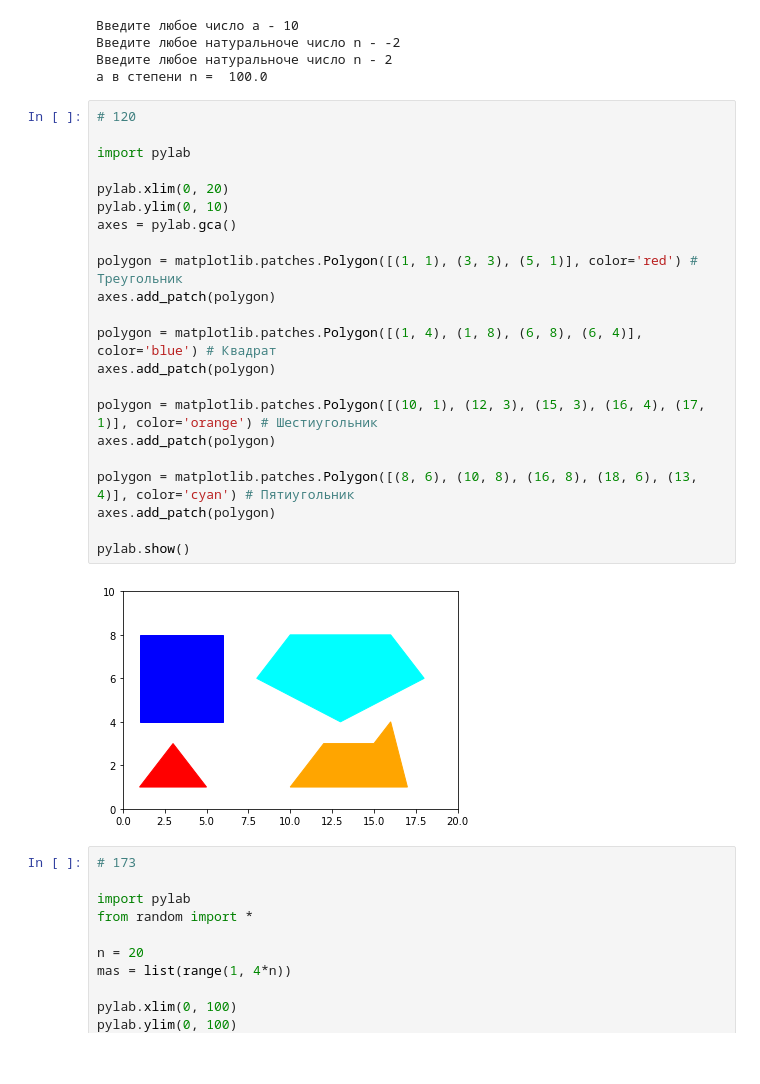
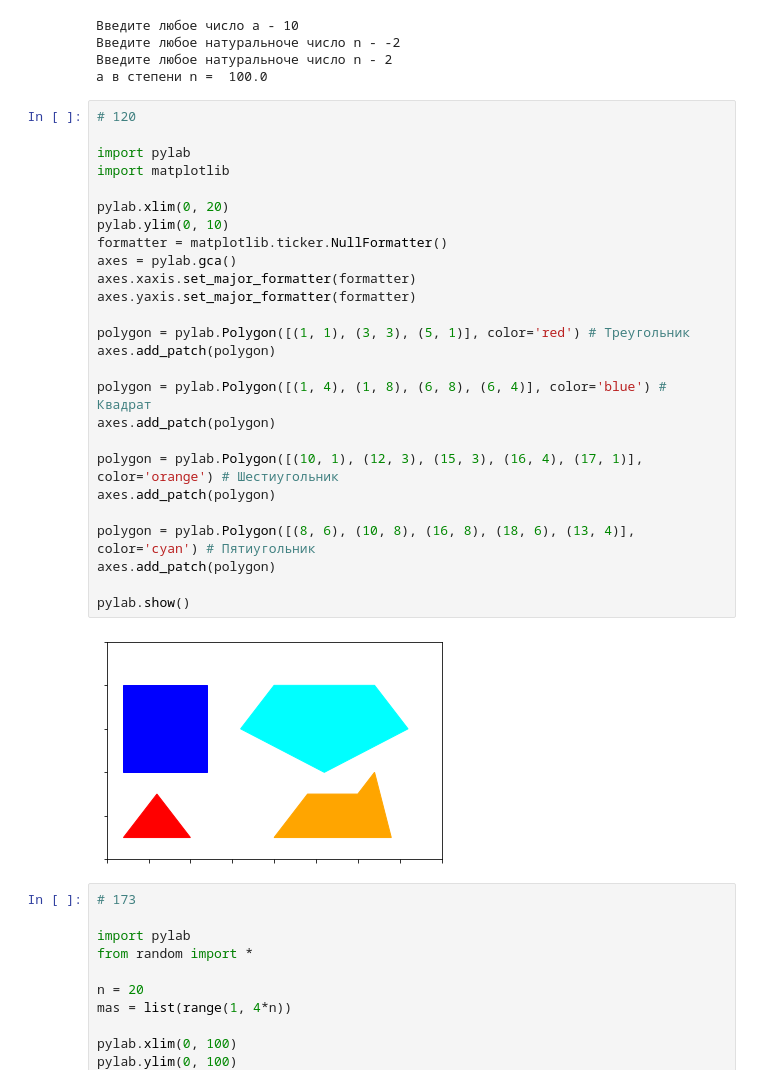
Before and after one commit to YuryDelkov/py_work, a Jupyter notebook: ans.ipynb, the cells around one changed output. Cells and saved outputs as stored; diff of their text form; blank space fills up the shorter version.

```diff
--- a/ans.ipynb
+++ b/ans.ipynb
@@ -50,27 +50,31 @@ print('а^n = ', a**n)
 # %%
 # 120
 
 import pylab
+import matplotlib
 
 pylab.xlim(0, 20)
 pylab.ylim(0, 10)
+formatter = matplotlib.ticker.NullFormatter()
 axes = pylab.gca()
+axes.xaxis.set_major_formatter(formatter)
+axes.yaxis.set_major_formatter(formatter)
 
-polygon = matplotlib.patches.Polygon([(1, 1), (3, 3), (5, 1)], color='red') # Треугольник
+polygon = pylab.Polygon([(1, 1), (3, 3), (5, 1)], color='red') # Треугольник
 axes.add_patch(polygon)
 
-polygon = matplotlib.patches.Polygon([(1, 4), (1, 8), (6, 8), (6, 4)], color='blue') # Квадрат
+polygon = pylab.Polygon([(1, 4), (1, 8), (6, 8), (6, 4)], color='blue') # Квадрат
 axes.add_patch(polygon)
 
-polygon = matplotlib.patches.Polygon([(10, 1), (12, 3), (15, 3), (16, 4), (17, 1)], color='orange') # Шестиугольник
+polygon = pylab.Polygon([(10, 1), (12, 3), (15, 3), (16, 4), (17, 1)], color='orange') # Шестиугольник
 axes.add_patch(polygon)
 
-polygon = matplotlib.patches.Polygon([(8, 6), (10, 8), (16, 8), (18, 6), (13, 4)], color='cyan') # Пятиугольник
+polygon = pylab.Polygon([(8, 6), (10, 8), (16, 8), (18, 6), (13, 4)], color='cyan') # Пятиугольник
 axes.add_patch(polygon)
 
 pylab.show()
 # %% [output]
-[figure, old version]
+[figure, new version]
 # %%
 # 173
 
```
